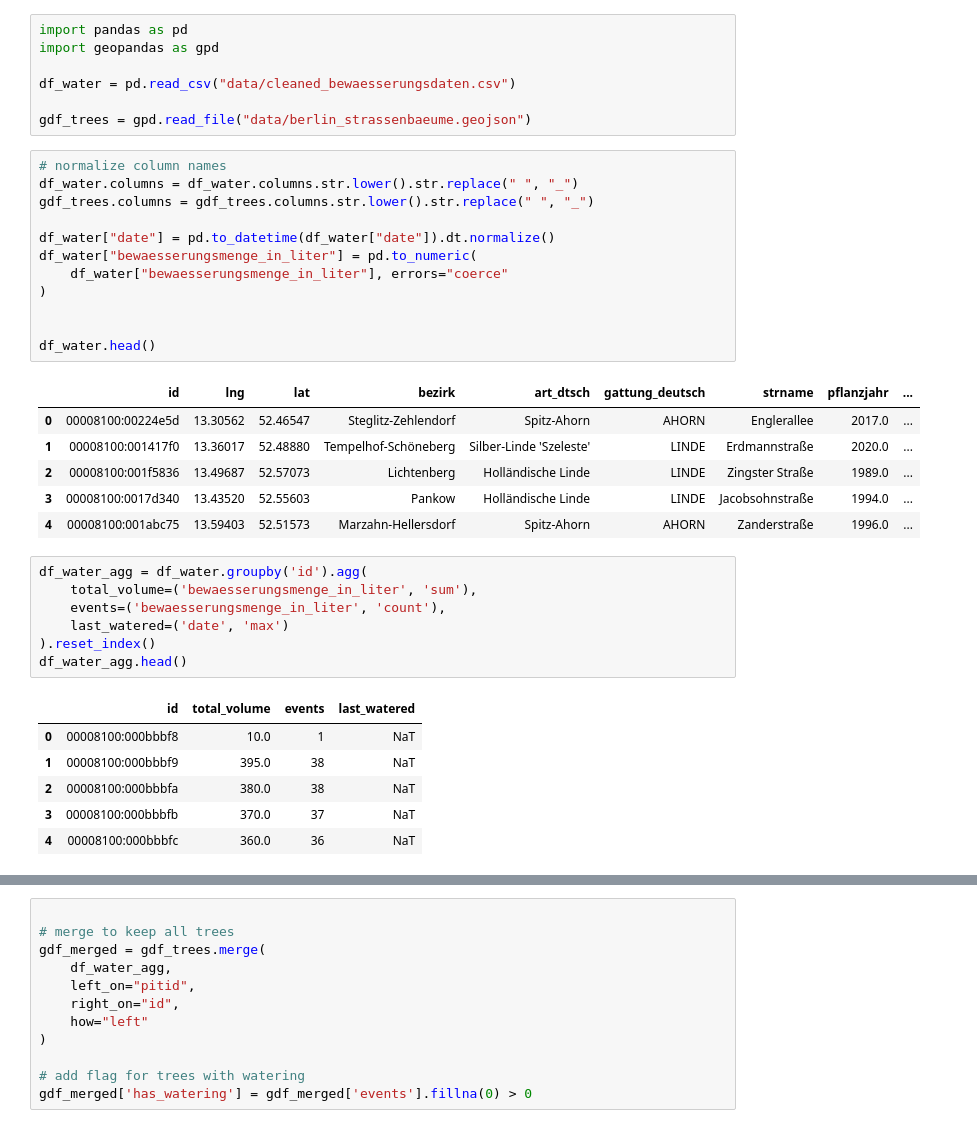
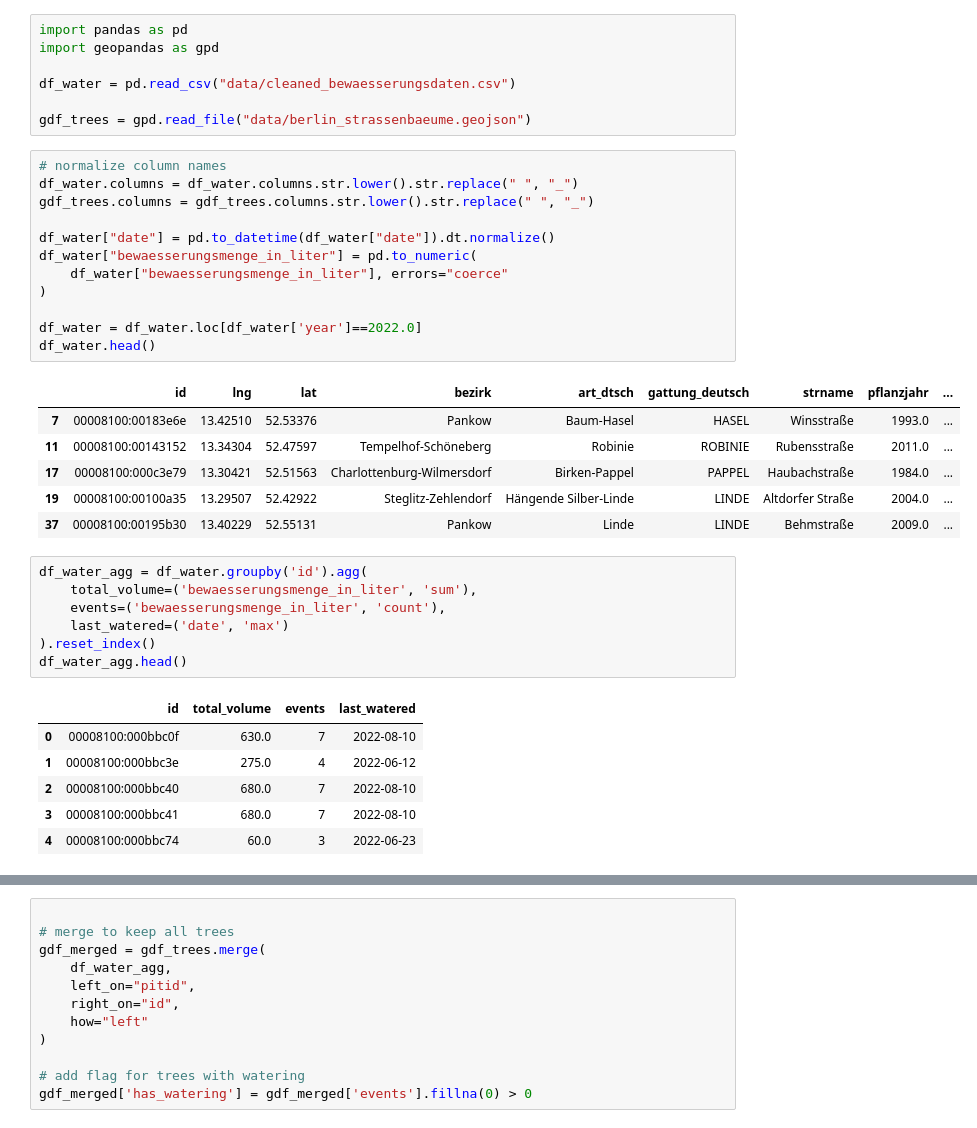
Before and after one commit to ninaimmenroth/urban-tech-berlin-trees, a Jupyter notebook: merge_datasets.ipynb, the cells around one changed output, grey strips where cells are left out. Drawn from its saved outputs; the diff is of its cells as text.

```diff
--- a/merge_datasets.ipynb
+++ b/merge_datasets.ipynb
@@ -10,22 +10,22 @@ gdf_trees = gpd.read_file("data/berlin_strassenbaeume.geojson")
 # %%
 # normalize column names
 df_water.columns = df_water.columns.str.lower().str.replace(" ", "_")
 gdf_trees.columns = gdf_trees.columns.str.lower().str.replace(" ", "_")
 
 df_water["date"] = pd.to_datetime(df_water["date"]).dt.normalize()
 df_water["bewaesserungsmenge_in_liter"] = pd.to_numeric(
     df_water["bewaesserungsmenge_in_liter"], errors="coerce"
 )
 
-
+df_water = df_water.loc[df_water['year']==2022.0]
 df_water.head()
 # %% [output]
 |  | id | lng | lat | bezirk | art_dtsch | gattung_deutsch | strname | pflanzjahr | ... |
-| 0 | 00008100:00224e5d | 13.30562 | 52.46547 | Steglitz-Zehlendorf | Spitz-Ahorn | AHORN | Englerallee | 2017.0 | ... |
-| 1 | 00008100:001417f0 | 13.36017 | 52.48880 | Tempelhof-Schöneberg | Silber-Linde 'Szeleste' | LINDE | Erdmannstraße | 2020.0 | ... |
-| 2 | 00008100:001f5836 | 13.49687 | 52.57073 | Lichtenberg | Holländische Linde | LINDE | Zingster Straße | 1989.0 | ... |
-| 3 | 00008100:0017d340 | 13.43520 | 52.55603 | Pankow | Holländische Linde | LINDE | Jacobsohnstraße | 1994.0 | ... |
-| 4 | 00008100:001abc75 | 13.59403 | 52.51573 | Marzahn-Hellersdorf | Spitz-Ahorn | AHORN | Zanderstraße | 1996.0 | ... |
+| 7 | 00008100:00183e6e | 13.42510 | 52.53376 | Pankow | Baum-Hasel | HASEL | Winsstraße | 1993.0 | ... |
+| 11 | 00008100:00143152 | 13.34304 | 52.47597 | Tempelhof-Schöneberg | Robinie | ROBINIE | Rubensstraße | 2011.0 | ... |
+| 17 | 00008100:000c3e79 | 13.30421 | 52.51563 | Charlottenburg-Wilmersdorf | Birken-Pappel | PAPPEL | Haubachstraße | 1984.0 | ... |
+| 19 | 00008100:00100a35 | 13.29507 | 52.42922 | Steglitz-Zehlendorf | Hängende Silber-Linde | LINDE | Altdorfer Straße | 2004.0 | ... |
+| 37 | 00008100:00195b30 | 13.40229 | 52.55131 | Pankow | Linde | LINDE | Behmstraße | 2009.0 | ... |
 # %%
 df_water_agg = df_water.groupby('id').agg(
     total_volume=('bewaesserungsmenge_in_liter', 'sum'),
@@ -35,11 +35,11 @@ df_water_agg = df_water.groupby('id').agg(
 df_water_agg.head()
 # %% [output]
 |  | id | total_volume | events | last_watered |
-| 0 | 00008100:000bbbf8 | 10.0 | 1 | NaT |
-| 1 | 00008100:000bbbf9 | 395.0 | 38 | NaT |
-| 2 | 00008100:000bbbfa | 380.0 | 38 | NaT |
-| 3 | 00008100:000bbbfb | 370.0 | 37 | NaT |
-| 4 | 00008100:000bbbfc | 360.0 | 36 | NaT |
+| 0 | 00008100:000bbc0f | 630.0 | 7 | 2022-08-10 |
+| 1 | 00008100:000bbc3e | 275.0 | 4 | 2022-06-12 |
+| 2 | 00008100:000bbc40 | 680.0 | 7 | 2022-08-10 |
+| 3 | 00008100:000bbc41 | 680.0 | 7 | 2022-08-10 |
+| 4 | 00008100:000bbc74 | 60.0 | 3 | 2022-06-23 |
 # %%
 df_water_agg.describe(include='all')
 # %% [output]
```
Also changed, not shown: parts of 6 cells of this notebook, 6 other files.
